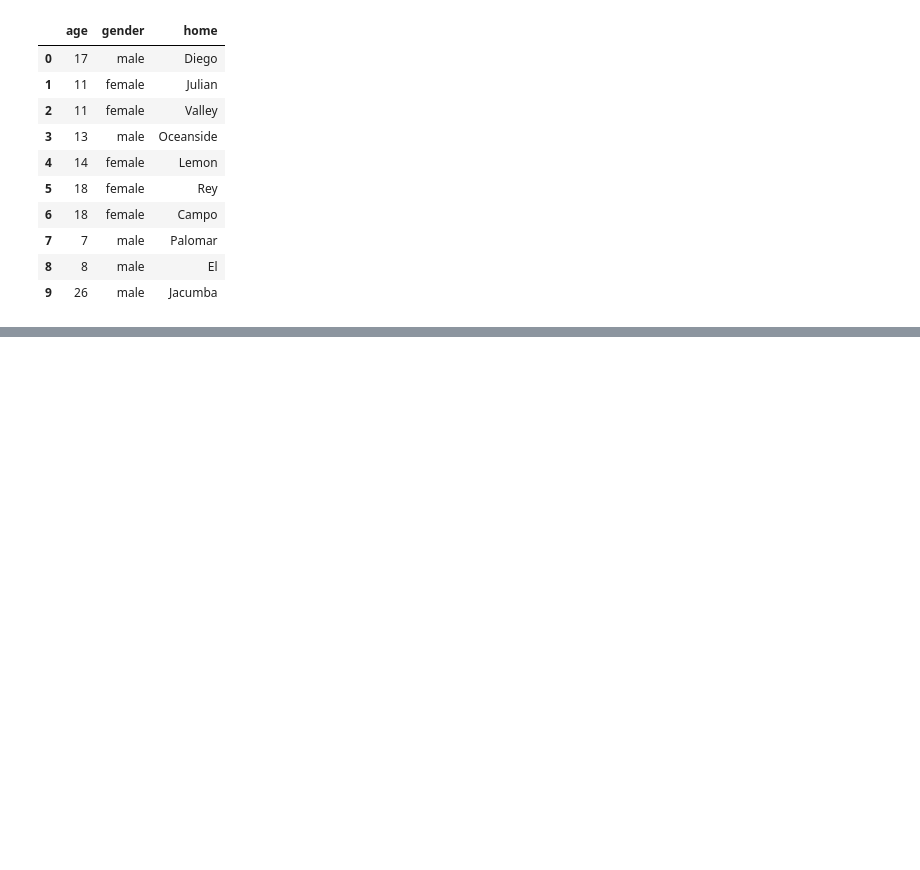
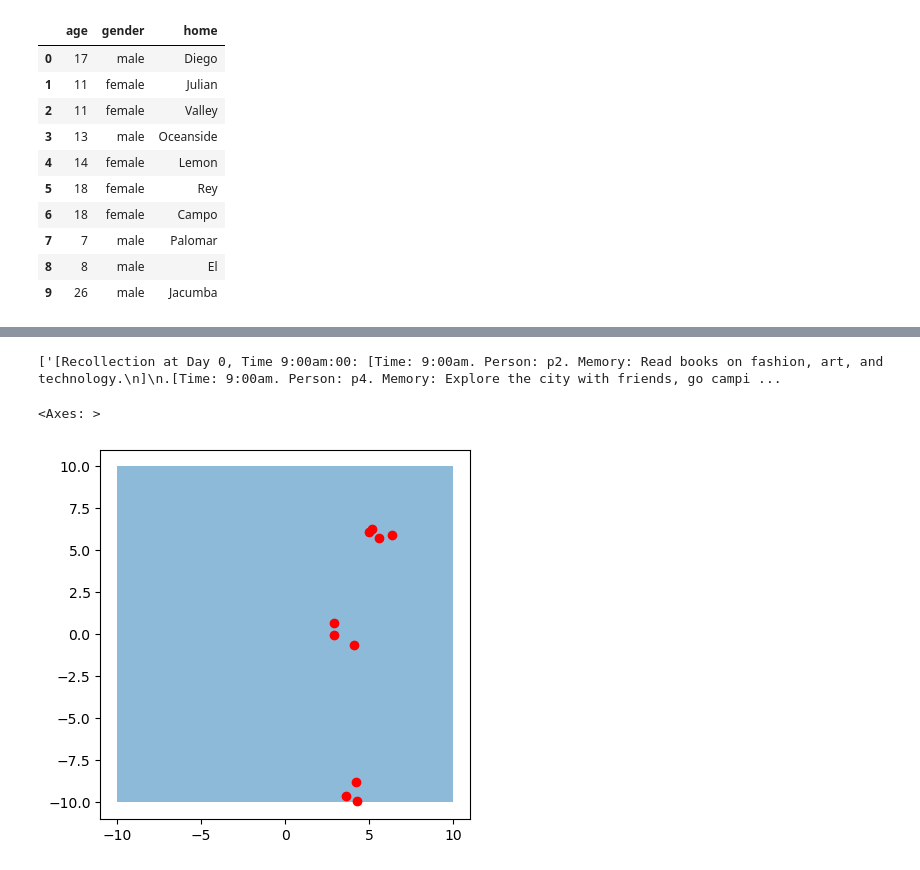
Before and after one commit to covABM/generative-geoact, a Jupyter notebook: notebooks/LanguageModelPlayround.ipynb, the cells around one changed output, grey strips where cells are left out. Saved outputs shown, nothing was run; the diff lists cells and outputs as text; code cells hidden in the pictures; blank space fills up the shorter version.

```diff
--- a/notebooks/LanguageModelPlayround.ipynb
+++ b/notebooks/LanguageModelPlayround.ipynb
@@ -510,0 +753,15 @@ p3: p3 will discuss books, music, and coding with the group.
+# %%
+mobile_model.schedule.agents[1].compressed_memories
+# %% [output]
+['[Recollection at Day 0, Time 9:00am:00: [Time: 9:00am. Person: p2. Memory: Read books on fashion, art, and technology.\n]\n.[Time: 9:00am. Person: p4. Memory: Explore the city with friends, go campi ...
+# %%
+agents = mobile_model.schedule.agents
+basemap = gpd.GeoSeries(agents[0].geometry).plot(alpha=0.5)
+greeted = gpd.GeoSeries(map(lambda a: a.geometry, [agent for agent in agents[1:] if agent.greeted]))
+not_greeted = gpd.GeoSeries(map(lambda a: a.geometry, [agent for agent in agents[1:]  if not agent.greeted]))
+
+greeted.plot(c="red", ax = basemap)
+not_greeted.plot(c="blue", ax = basemap)
+# %% [output]
+<Axes: >
+[figure, added]
```
Also changed, not shown: parts of 18 cells of this notebook, 7 other files.
